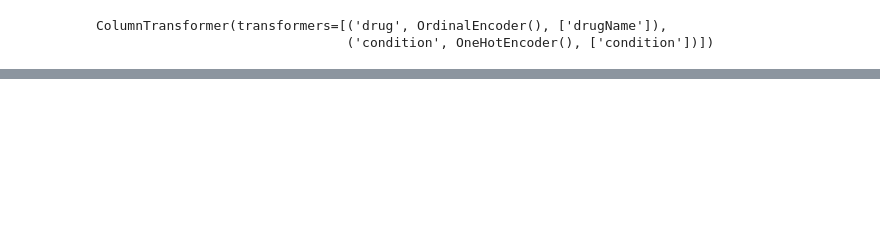
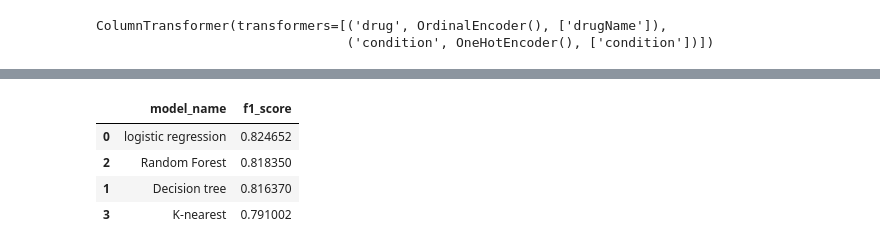
Before and after one commit to PankajMishra99/Medicine_Reviews, a Jupyter notebook: notebooks/model_traing.ipynb, the cells around one changed output, grey strips where cells are left out. Saved outputs shown, nothing was run; the diff lists cells and outputs as text; code cells hidden in the pictures; blank space fills up the shorter version.

```diff
--- a/notebooks/model_traing.ipynb
+++ b/notebooks/model_traing.ipynb
@@ -264,0 +289,4 @@ ColumnTransformer(transformers=[('drug', OrdinalEncoder(), ['drugName']),
+# %%
+x_train,x_test,y_train,y_test=  train_test_split(x_scale,y,test_size=0.2,random_state=42)
+print('x_train shape',x_train.shape)
+print('x_test shape',x_test.shape)
@@ -264,0 +311,37 @@ ColumnTransformer(transformers=[('drug', OrdinalEncoder(), ['drugName']),
+# %%
+model_list= []
+model_f1_score_list= []
+for i in range(len(models.keys())):
+    model = list(models.values())[i]
+    model.fit(x_train,y_train)
+
+    y_pred_train = model.predict(x_train)  # prediction value for train data
+    y_pred_test = model.predict(x_test) # prediction value for test data
+
+    # train model metrics
+    train_prec,train_recall,train_f1 = evaluate_matrics(y_train,y_pred_train)
+    test_prec,test_recall,test_f1 = evaluate_matrics(y_test,y_pred_test)
+
+
+    model_list.append(list(models.keys())[i])
+    print(list(models.keys())[i])
+    # train model evaluation
+    print("Train model evaluation..",)
+    print("Trian Precision score :", train_prec)
+    print("Train Recall : ",train_recall)
+    print("Trian f1_score : ",train_f1)
+
+    print('*'*50)
+    #  Test model evaluation..
+
+
+    print("Test model evaluation..")
+    print("Test Precision score :", test_prec)
+    print("Test Recall : ",test_recall)
+    print("Test f1_score : ",test_f1)
+
+
+    model_f1_score_list.append(test_f1)
+
+    print('*' * 50)
+    print('\n')
@@ -264,0 +366,9 @@ ColumnTransformer(transformers=[('drug', OrdinalEncoder(), ['drugName']),
+# %%
+df_metrics = pd.DataFrame(zip(model_list,model_f1_score_list),columns=['model_name','f1_score']).sort_values(by='f1_score',ascending=False)
+df_metrics
+# %% [output]
+|  | model_name | f1_score |
+| 0 | logistic regression | 0.824652 |
+| 2 | Random Forest | 0.818350 |
+| 1 | Decision tree | 0.816370 |
+| 3 | K-nearest | 0.791002 |
```
Also changed, not shown: parts of 19 cells of this notebook.
